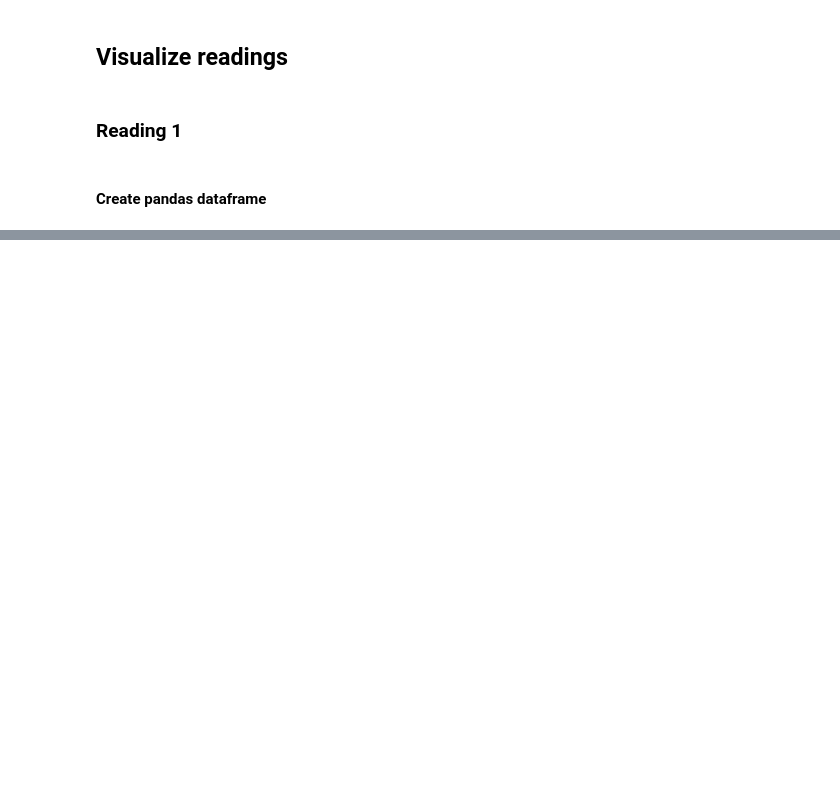
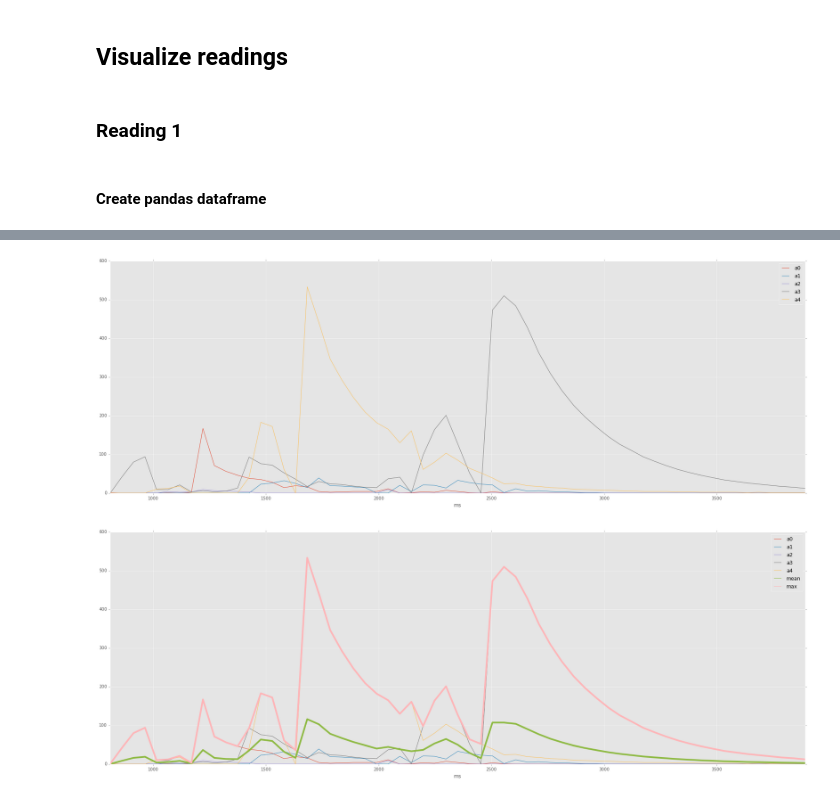
Before and after one commit to endre86/CleanKitchen, a Jupyter notebook: python/jupyter notebooks/Initial data check.ipynb, the cells around one changed output, grey strips where cells are left out. Cells and saved outputs as stored; diff of their text form; code cells hidden in the pictures; blank space fills up the shorter version.

Commit message:
playing around with visualization

```diff
--- a/python/jupyter notebooks/Initial data check.ipynb
+++ b/python/jupyter notebooks/Initial data check.ipynb
@@ -11,8 +11,10 @@ This document is used for viewing and analyzing at the data different objects cr
 import csv
 %aimport helpers
 import math
+import matplotlib
 import matplotlib.pyplot as plt
 import numpy as np
 import pandas as pd
 
 %matplotlib inline
+matplotlib.style.use('ggplot')
@@ -48,4 +60,4 @@ for k,v in raw_data_readings.items():
 #### Create pandas dataframe
 # %%
 reading1_df = pd.DataFrame(data=raw_data_readings['2016-07-13 17:45:08.868962'], columns=['identifier', 'label', 'ms', 'a0', 'a1', 'a2', 'a3', 'a4'])
-reading1_df.head()
+reading1_df = reading1_df[['ms', 'a0', 'a1', 'a2', 'a3', 'a4']].astype(float)
@@ -59,0 +66,4 @@ reading1_df.head()
+# %%
+reading1_df['mean'] = reading1_df[['a0','a1','a2','a3','a4']].mean(axis=1)
+reading1_df['max'] = reading1_df[['a0','a1','a2','a3','a4']].max(axis=1)
+reading1_df.head()
@@ -59,0 +77,13 @@ reading1_df.head()
+# %%
+reading_1_a1_df = reading1_df[['ms', 'a0', 'a1', 'a2', 'a3', 'a4']]
+ax = reading_1_a1_df.plot(x='ms', figsize=(30,10))
+map(lambda x: x.set_linewidth(2), ax.lines)
+
+reading1_a0_df = reading1_df[['ms', 'a0', 'a1', 'a2', 'a3', 'a4', 'mean', 'max']]
+ax = reading1_a0_df.plot(x='ms', figsize=(30,10))
+map(lambda x: x.set_linewidth(2), ax.lines)
+ax.lines[-1].set_linewidth(4)
+ax.lines[-2].set_linewidth(4)
+# %% [output]
+[figure, added]
+[figure, added]
```
Also changed, not shown: parts of 7 cells of this notebook.
